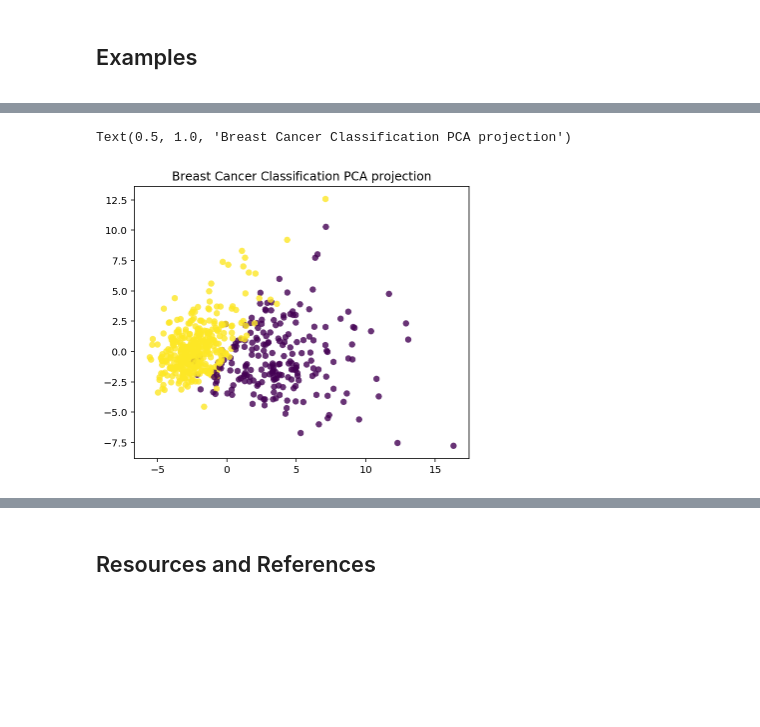
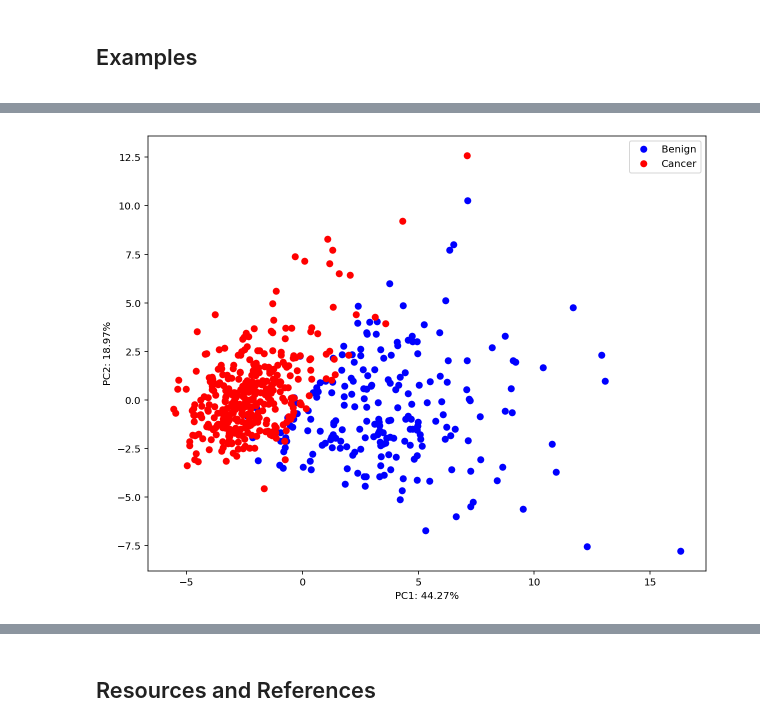
Before and after one commit to obifarin/machine-learning.ainotes, a Jupyter notebook: 14_PCA.ipynb, the cells around one changed output, grey strips where cells are left out. Cells and saved outputs as stored; diff of their text form; code cells hidden in the pictures; blank space fills up the shorter version.

```diff
--- a/14_PCA.ipynb
+++ b/14_PCA.ipynb
@@ -279,5 +294,0 @@ plt.plot(var_exp, marker='s')
-# %%
-from sklearn import datasets
-digits = datasets.load_digits()
-X = digits.data
-y = digits.target
@@ -313,10 +294,0 @@ Text(0.5, 1.0, 'MNIST. PCA projection')
-# %%
-# Lets import the  breast cancer wisconsin dataset[link]
-from sklearn.datasets import load_breast_cancer
-data = load_breast_cancer()
-X = data["data"]
-y = data["target"]
-feature_names = data["feature_names"]
-
-df = pd.DataFrame(data=X, columns=feature_names)
-df.head()
@@ -336,15 +295,14 @@ X_nor = scaler.transform(X)
-# %%
-from sklearn import decomposition
-pca = decomposition.PCA(n_components=2)
-X_reduced = pca.fit_transform(X_nor)
-
-#print('Projecting %d-dimensional data to 2D' % X.shape[1])
-
-plt.figure(figsize=(6,5))
-plt.scatter(X_reduced[:, 0], X_reduced[:, 1], c=y,
-            edgecolor='none', alpha=0.8, s=40)
-#plt.colorbar()
-plt.title('Breast Cancer Classification PCA projection')
-# %% [output]
-Text(0.5, 1.0, 'Breast Cancer Classification PCA projection')
-[figure, removed]
+# %%
+from sklearn import decomposition
+pca = decomposition.PCA(n_components=2)
+X_reduced = pca.fit_transform(X_std)
+# %%
+Var = pca.explained_variance_ratio_ # returns variance ratio of the selected component.
+plt.figure(figsize=(10,8))
+plt.plot(X_reduced[y == 0, 0], X_reduced[y == 0, 1], 'bo', label='Benign');
+plt.plot(X_reduced[y == 1, 0], X_reduced[y == 1, 1], 'ro', label='Cancer');
+plt.xlabel("PC1: " + str(round(Var[0]*100, 2)) + "%");
+plt.ylabel("PC2: " + str(round(Var[1]*100, 2))+ "%");
+plt.legend(loc=0);
+# %% [output]
+[figure, added]
```
Also changed, not shown: parts of 16 cells of this notebook.
